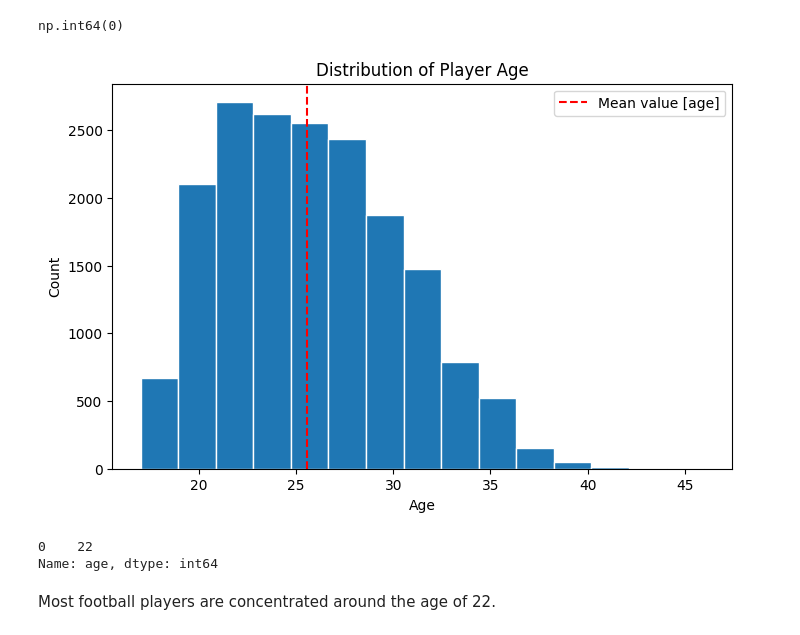
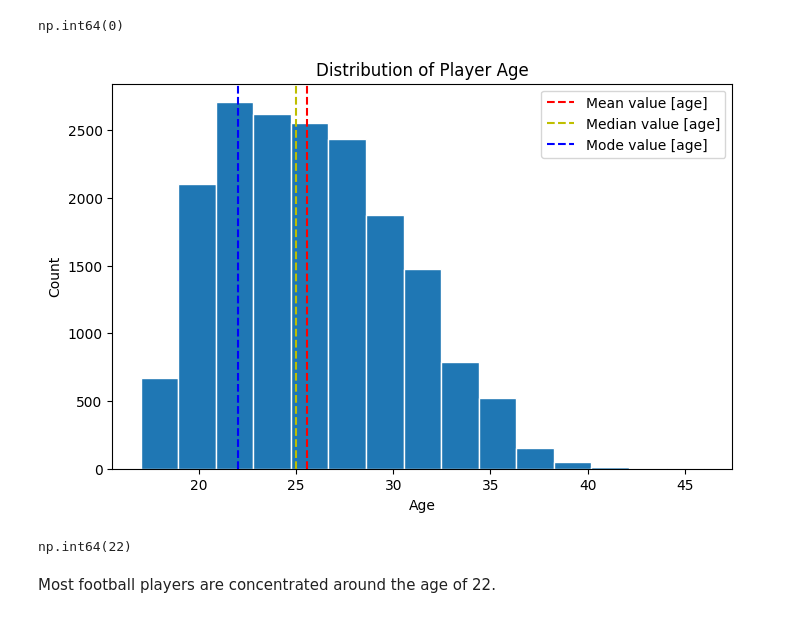
Before and after one commit to plamensve/ML_FINAL_PROJECT_2026, a Jupyter notebook: notebooks/01_overview.ipynb, the cells around one changed output. Saved outputs shown, nothing was run; the diff lists cells and outputs as text; code cells hidden in the pictures.

```diff
--- a/notebooks/01_overview.ipynb
+++ b/notebooks/01_overview.ipynb
@@ -145,24 +150,26 @@ np.int64(0)
 # %%
 plt.figure(figsize=(8, 5))
 mean_age = data['age'].mean()
+meadian_age = data['age'].median()
+mode_age = data['age'].mode().iloc[0]
 
 plt.hist(data['age'], bins=15, edgecolor='white')
 plt.axvline(mean_age, color='r', linestyle = '--', label='Mean value [age]')
+plt.axvline(meadian_age, color='y', linestyle = '--', label='Median value [age]')
+plt.axvline(mode_age, color='b', linestyle = '--', label='Mode value [age]')
 
 plt.title('Distribution of Player Age')
 plt.legend()
 plt.xlabel('Age')
 plt.ylabel('Count')
 
 plt.show()
 # %% [output]
-[figure, old version]
+[figure, new version]
 # %%
-mode_age = data['age'].mode()
 mode_age
 # %% [output]
-0    22
-Name: age, dtype: int64
+np.int64(22)
 # %% [markdown]
 Most football players are concentrated around the age of 22.
 # %%
```
Also changed, not shown: parts of 8 cells of this notebook.
